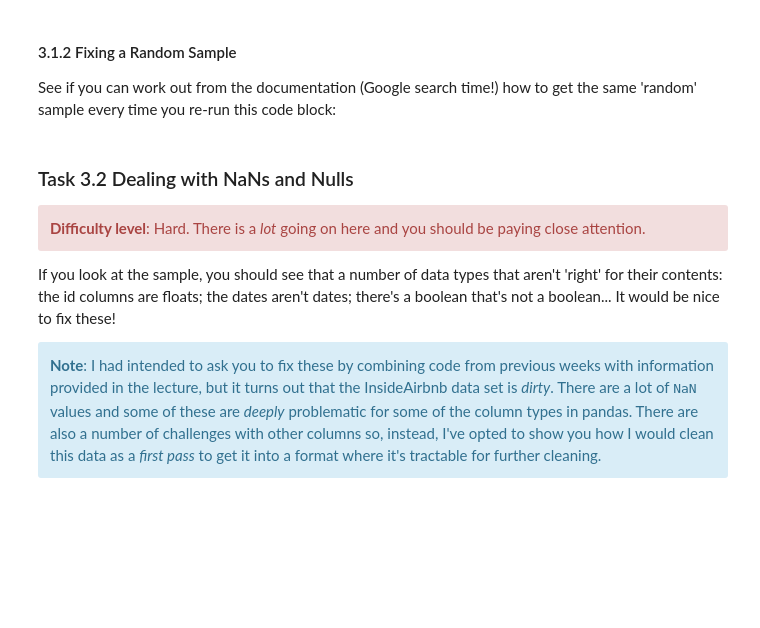
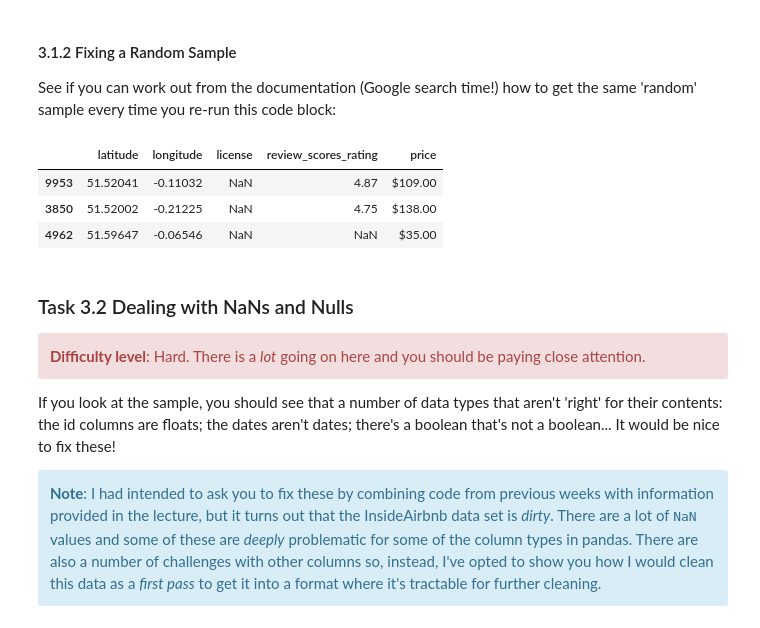
Before and after one commit to XianlaiYin/CASA0013, a Jupyter notebook: Practical-05-Numeric_Data.ipynb, the cells around one changed output. Saved outputs shown, nothing was run; the diff lists cells and outputs as text; code cells hidden in the pictures; blank space fills up the shorter version.

```diff
--- a/Practical-05-Numeric_Data.ipynb
+++ b/Practical-05-Numeric_Data.ipynb
@@ -241,7 +332,12 @@ df.set_index('listing_url').iloc[0:3].latitude.mean()
 
 See if you can work out from the documentation (Google search time!) how to get the same 'random' sample every time you re-run this code block:
 # %%
-df.sample(3, ??)[['latitude','longitude','license','review_scores_rating','price']]
+df.sample(3, random_state = 1)[['latitude','longitude','license','review_scores_rating','price']]
+# %% [output]
+|  | latitude | longitude | license | review_scores_rating | price |
+| 9953 | 51.52041 | -0.11032 | NaN | 4.87 | $109.00 |
+| 3850 | 51.52002 | -0.21225 | NaN | 4.75 | $138.00 |
+| 4962 | 51.59647 | -0.06546 | NaN | NaN | $35.00 |
 # %% [markdown]
 ### Task 3.2 Dealing with NaNs and Nulls
 
```
Also changed, not shown: parts of 51 cells of this notebook, 6 other files.
